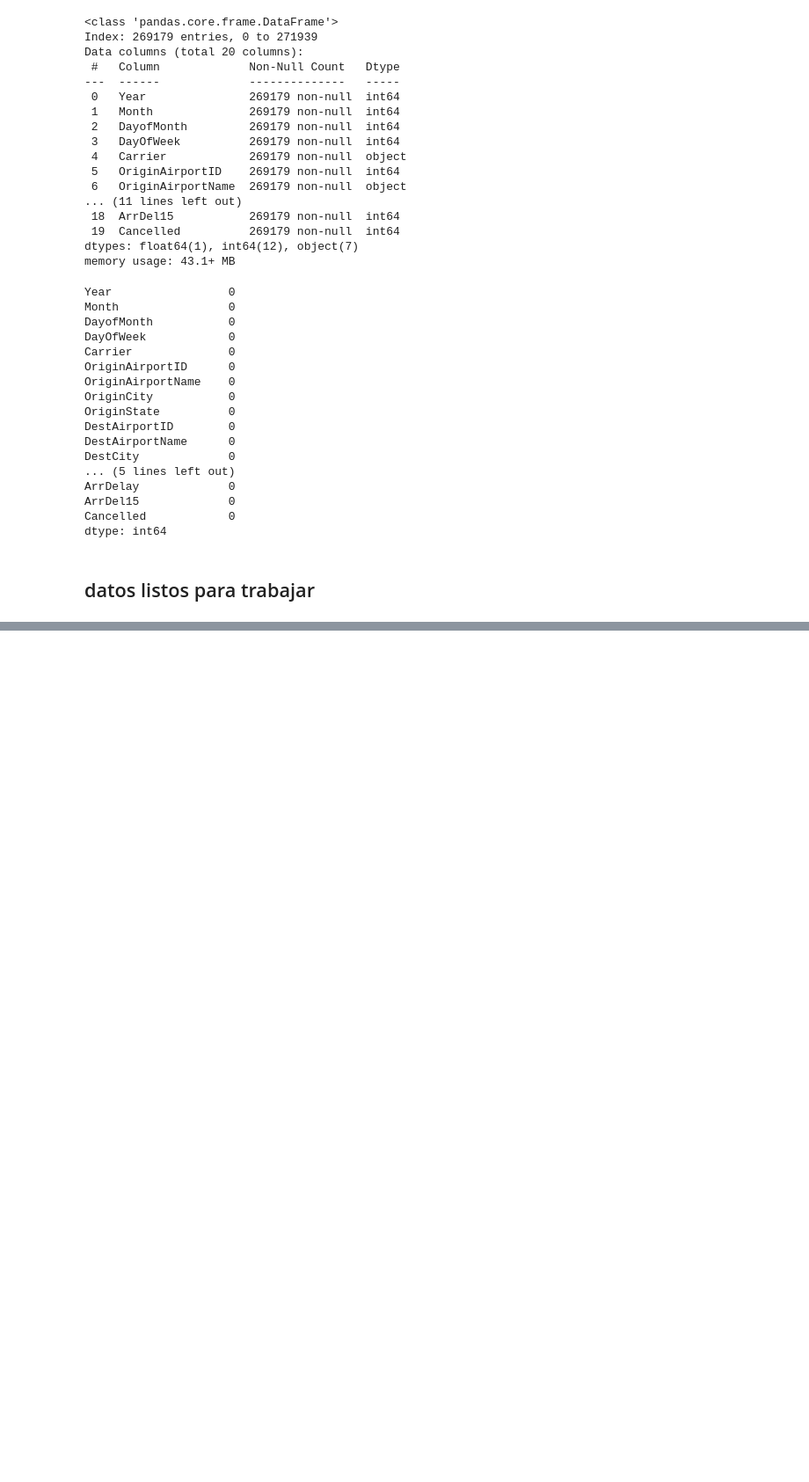
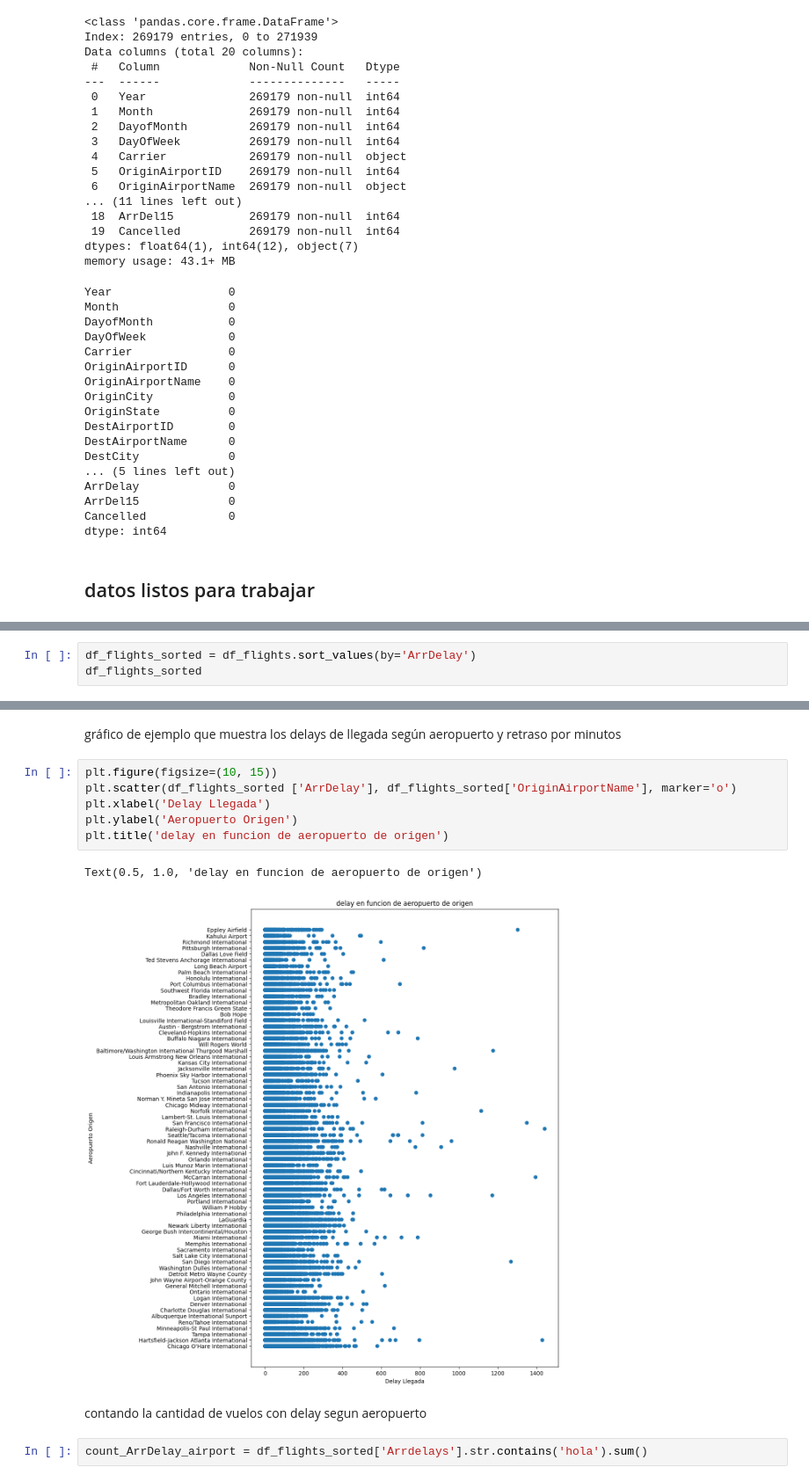
Before and after one commit to amnzmj/analisis-de-datos, a Jupyter notebook: csv_aereopuerto.ipynb, the cells around one changed output, grey strips where cells are left out. Shown at 88% size. Cells and saved outputs as stored; diff of their text form; blank space fills up the shorter version.

```diff
--- a/csv_aereopuerto.ipynb
+++ b/csv_aereopuerto.ipynb
@@ -259,0 +249,3 @@ estos motivos pueden ser asociados a causas de origen
+# %%
+df_flights_sorted = df_flights.sort_values(by='ArrDelay')
+df_flights_sorted
@@ -259,0 +266,15 @@ estos motivos pueden ser asociados a causas de origen
+# %% [markdown]
+gráfico de ejemplo que muestra los delays de llegada según aeropuerto y retraso por minutos
+# %%
+plt.figure(figsize=(10, 15))
+plt.scatter(df_flights_sorted ['ArrDelay'], df_flights_sorted['OriginAirportName'], marker='o')
+plt.xlabel('Delay Llegada')
+plt.ylabel('Aeropuerto Origen')
+plt.title('delay en funcion de aeropuerto de origen')
+# %% [output]
+Text(0.5, 1.0, 'delay en funcion de aeropuerto de origen')
+[figure, added]
+# %% [markdown]
+contando la cantidad de vuelos con delay segun aeropuerto
+# %%
+count_ArrDelay_airport = df_flights_sorted['Arrdelays'].str.contains('hola').sum()
```
Also changed, not shown: parts of 4 cells of this notebook.
